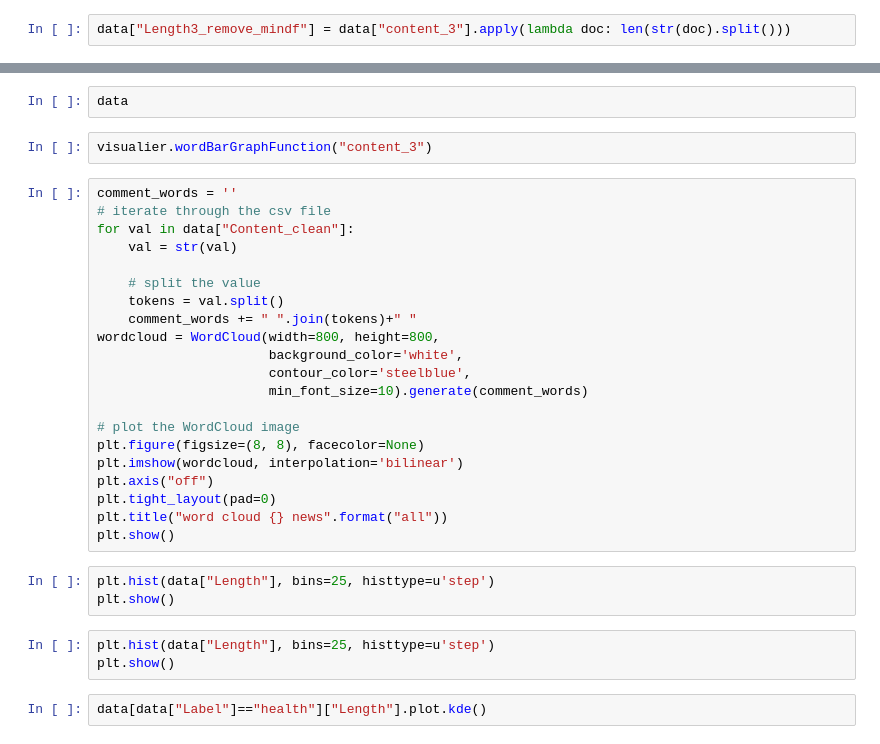
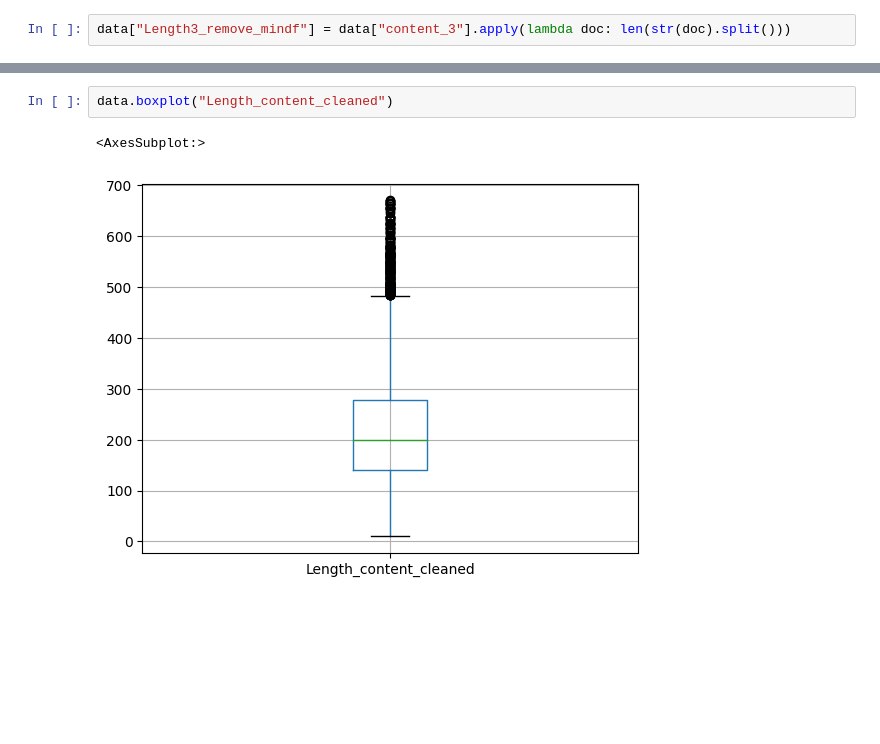
Before and after one commit to duytrandev/DATN, a Jupyter notebook: Visualization/visualize.ipynb, the cells around one changed output, grey strips where cells are left out. Saved outputs shown, nothing was run; the diff lists cells and outputs as text; blank space fills up the shorter version.

```diff
--- a/Visualization/visualize.ipynb
+++ b/Visualization/visualize.ipynb
@@ -150,33 +130,5 @@ data["Length3_remove_mindf"] = data["content_3"].apply(lambda doc: len(str(doc).
 # %%
-data
+data.boxplot("Length_content_cleaned")
+# %% [output]
+<AxesSubplot:>
+[figure, added]
-# %%
-visualier.wordBarGraphFunction("content_3")
-# %%
-comment_words = ''
-# iterate through the csv file
-for val in data["Content_clean"]:
-    val = str(val)
-
-    # split the value
-    tokens = val.split()
-    comment_words += " ".join(tokens)+" "
-wordcloud = WordCloud(width=800, height=800,
-                      background_color='white',
-                      contour_color='steelblue',
-                      min_font_size=10).generate(comment_words)
-
-# plot the WordCloud image
-plt.figure(figsize=(8, 8), facecolor=None)
-plt.imshow(wordcloud, interpolation='bilinear')
-plt.axis("off")
-plt.tight_layout(pad=0)
-plt.title("word cloud {} news".format("all"))
-plt.show()
-# %%
-plt.hist(data["Length"], bins=25, histtype=u'step')
-plt.show()
-# %%
-plt.hist(data["Length"], bins=25, histtype=u'step')
-plt.show()
-# %%
-data[data["Label"]=="health"]["Length"].plot.kde()
```
Also changed, not shown: parts of 20 cells of this notebook, 10 other files.
